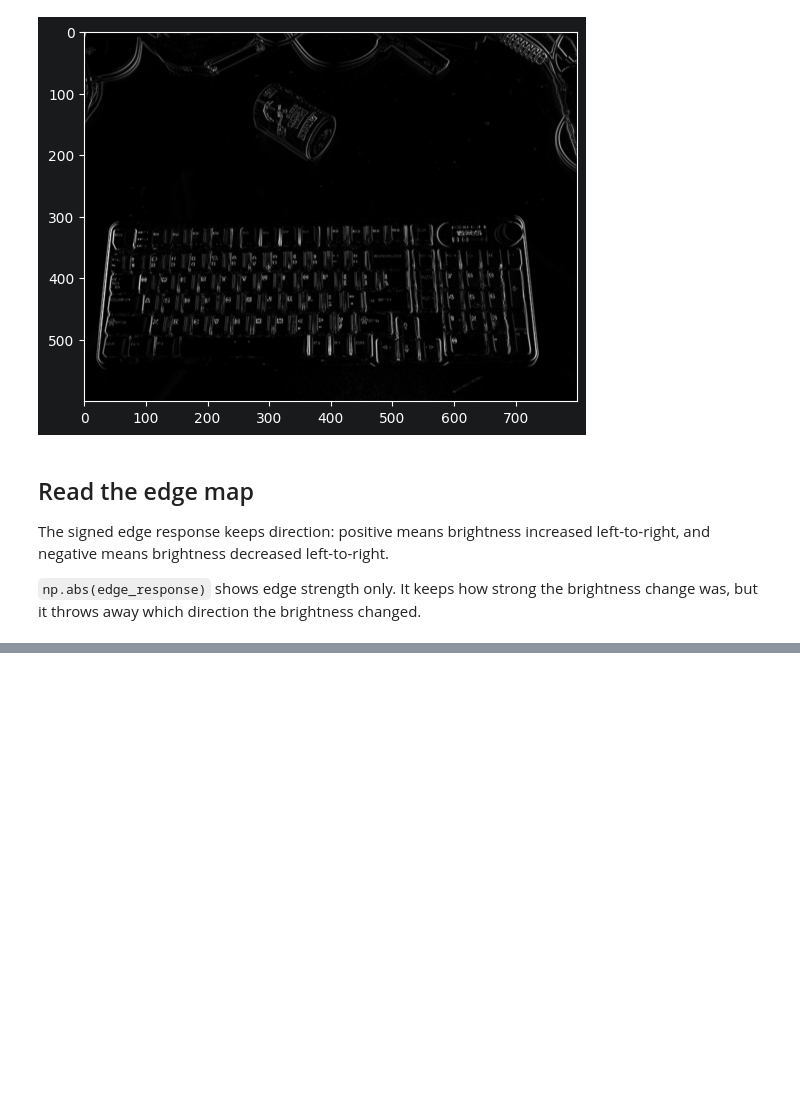
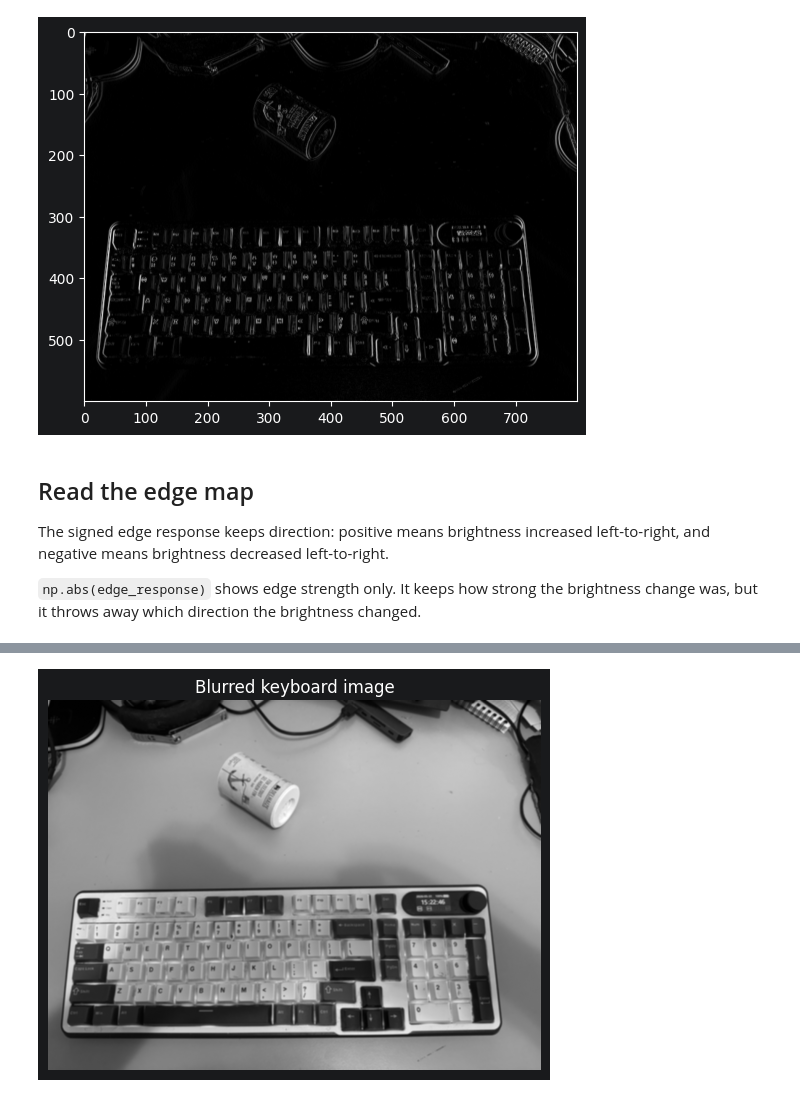
Before and after one commit to majorgilles/cnn-feature-map-lab, a Jupyter notebook: notebooks/01_manual_filters.ipynb, the cells around one changed output, grey strips where cells are left out. Saved outputs shown, nothing was run; the diff lists cells and outputs as text; code cells hidden in the pictures; blank space fills up the shorter version.

```diff
--- a/notebooks/01_manual_filters.ipynb
+++ b/notebooks/01_manual_filters.ipynb
@@ -216,0 +246,25 @@ plt.show()
+# %%
+blur_kernel = (
+    np.array(
+        [
+            [1, 1, 1],
+            [1, 1, 1],
+            [1, 1, 1],
+        ]
+    )
+    / 9
+)
+
+blurred = correlate2d(
+    small_gray_array.astype(float),
+    blur_kernel,
+    mode="same",
+    boundary="symm",
+)
+
+plt.imshow(blurred, cmap="gray")
+plt.axis("off")
+plt.title("Blurred keyboard image")
+plt.show()
+# %% [output]
+[figure, added]
```
Also changed, not shown: parts of 4 cells of this notebook.
